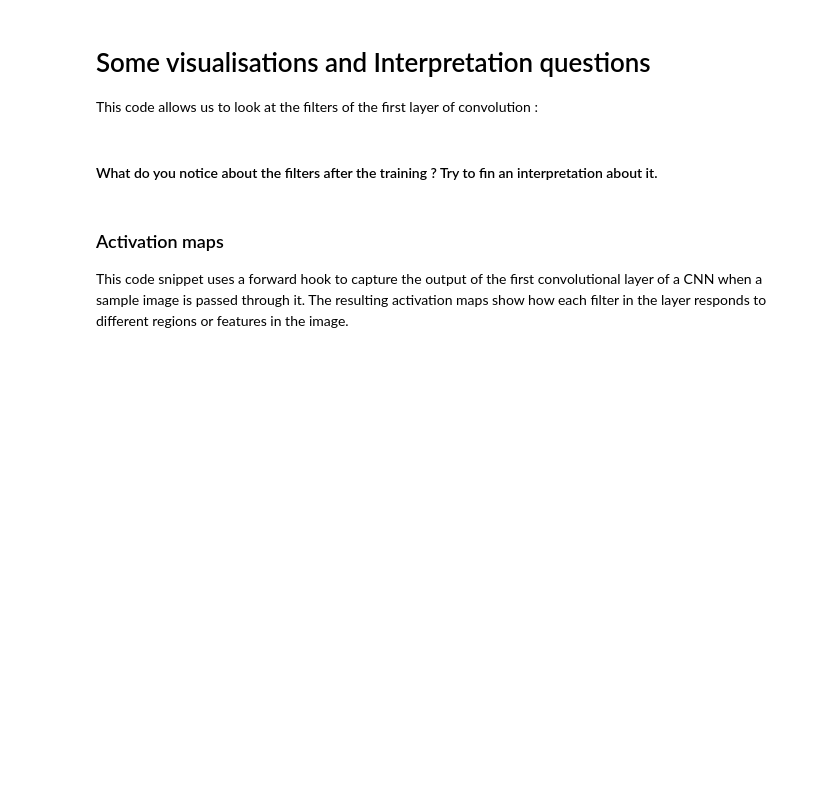
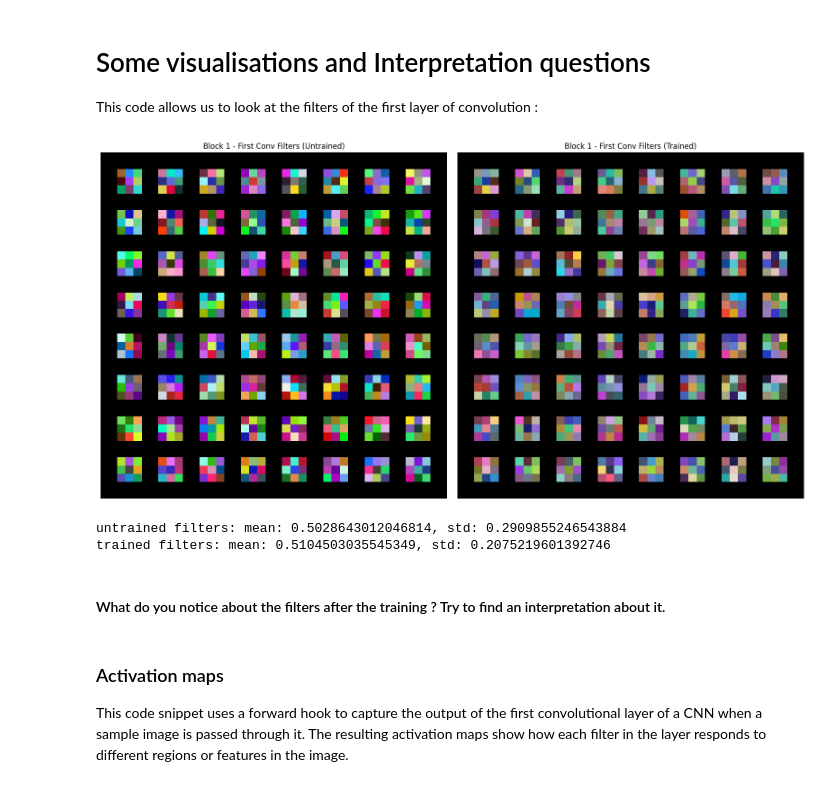
Before and after one commit to LinusCrugnola/DLAV-2025, a Jupyter notebook: graded_homework/hw1/CNN Exercise.ipynb, the cells around one changed output. Saved outputs shown, nothing was run; the diff lists cells and outputs as text; code cells hidden in the pictures; blank space fills up the shorter version.

```diff
--- a/graded_homework/hw1/CNN Exercise.ipynb
+++ b/graded_homework/hw1/CNN Exercise.ipynb
@@ -386,37 +428,44 @@ This code allows us to look at the filters of the first layer of convolution :
 def visualize_filters(layer, title='Filters'):
     filters = layer.weight.data.clone().cpu()
     filters = (filters - filters.min()) / (filters.max() - filters.min())
     grid = vutils.make_grid(filters, nrow=8, padding=2)
     plt.figure(figsize=(8,8))
     plt.imshow(grid.permute(1, 2, 0))
     plt.title(title)
     plt.axis('off')
     plt.show()
 
 model = ConvNet() # Untrained model
 
 fig, axes = plt.subplots(1, 2, figsize=(16, 8))
 
 # --- Untrained filters ---
-filters_untrained = model.features[0].weight.data.clone().cpu()
+filters_untrained = model.conv_block1[0].weight.data.clone().cpu()
 filters_untrained = (filters_untrained - filters_untrained.min()) / (filters_untrained.max() - filters_untrained.min())
 grid_untrained = vutils.make_grid(filters_untrained, nrow=8, padding=2)
 axes[0].imshow(grid_untrained.permute(1, 2, 0))
 axes[0].set_title("Block 1 - First Conv Filters (Untrained)")
 axes[0].axis("off")
 
 # --- Trained filters ---
-filters_trained = net.features[0].weight.data.clone().cpu()
+filters_trained = net.conv_block1[0].weight.data.clone().cpu()
 filters_trained = (filters_trained - filters_trained.min()) / (filters_trained.max() - filters_trained.min())
 grid_trained = vutils.make_grid(filters_trained, nrow=8, padding=2)
 axes[1].imshow(grid_trained.permute(1, 2, 0))
 axes[1].set_title("Block 1 - First Conv Filters (Trained)")
 axes[1].axis("off")
 
 plt.tight_layout()
 plt.show()
+
+print(f"untrained filters: mean: {filters_untrained.mean()}, std: {filters_untrained.std()}")
+print(f"trained filters: mean: {filters_trained.mean()}, std: {filters_trained.std()}")
+# %% [output]
+[figure, added]
+untrained filters: mean: 0.5028643012046814, std: 0.2909855246543884
+trained filters: mean: 0.5104503035545349, std: 0.2075219601392746
 # %% [markdown]
-#### What do you notice about the filters after the training ? Try to fin an interpretation about it.
+#### What do you notice about the filters after the training ? Try to find an interpretation about it.
 # %% [markdown]
 ### Activation maps
 This code snippet uses a forward hook to capture the output of the first convolutional layer of a CNN when a sample image is passed through it. The resulting activation maps show how each filter in the layer responds to different regions or features in the image.
```
Also changed, not shown: parts of 8 cells of this notebook, 1 other file.
